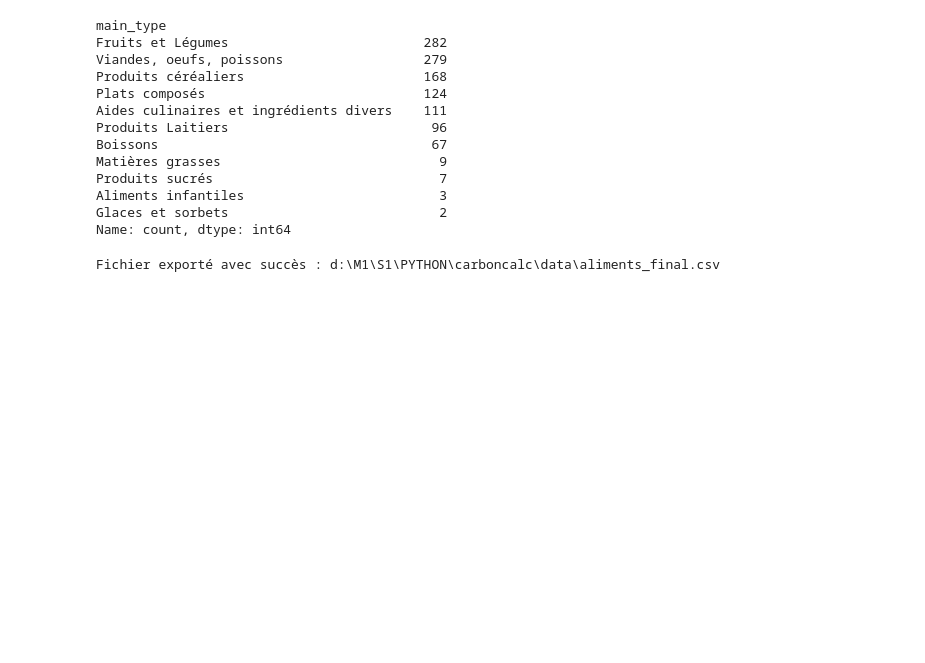
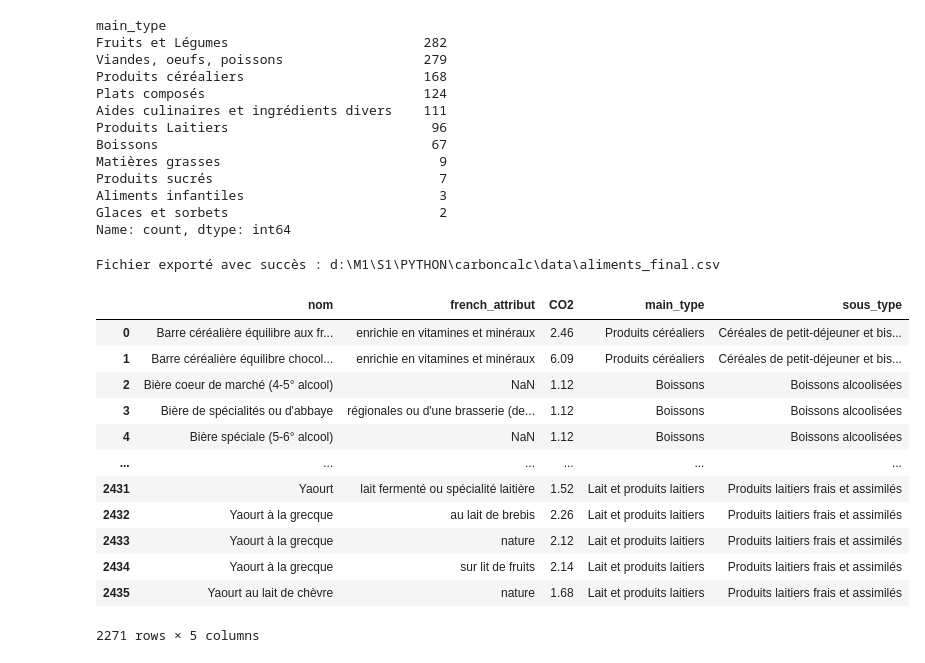
Before and after one commit to hachouaou/carboncalc, a Jupyter notebook: carbonsimulator/notebook.ipynb, the cells around one changed output. Saved outputs shown, nothing was run; the diff lists cells and outputs as text; code cells hidden in the pictures; blank space fills up the shorter version.

```diff
--- a/carbonsimulator/notebook.ipynb
+++ b/carbonsimulator/notebook.ipynb
@@ -451,3 +451,19 @@ except Exception as e:
     print(f"Erreur lors de l'exportation : {e}")
 # %% [output]
 Fichier exporté avec succès : d:\M1\S1\PYTHON\carboncalc\data\aliments_final.csv
+# %%
+aliments_filtered
+# %% [output]
+|  | nom | french_attribut | CO2 | main_type | sous_type |
+| 0 | Barre céréalière équilibre aux fr... | enrichie en vitamines et minéraux | 2.46 | Produits céréaliers | Céréales de petit-déjeuner et bis... |
+| 1 | Barre céréalière équilibre chocol... | enrichie en vitamines et minéraux | 6.09 | Produits céréaliers | Céréales de petit-déjeuner et bis... |
+| 2 | Bière coeur de marché (4-5° alcool) | NaN | 1.12 | Boissons | Boissons alcoolisées |
+| 3 | Bière de spécialités ou d'abbaye | régionales ou d'une brasserie (de... | 1.12 | Boissons | Boissons alcoolisées |
+| 4 | Bière spéciale (5-6° alcool) | NaN | 1.12 | Boissons | Boissons alcoolisées |
+| ... | ... | ... | ... | ... | ... |
+| 2431 | Yaourt | lait fermenté ou spécialité laitière | 1.52 | Lait et produits laitiers | Produits laitiers frais et assimilés |
+| 2432 | Yaourt à la grecque | au lait de brebis | 2.26 | Lait et produits laitiers | Produits laitiers frais et assimilés |
+| 2433 | Yaourt à la grecque | nature | 2.12 | Lait et produits laitiers | Produits laitiers frais et assimilés |
+| 2434 | Yaourt à la grecque | sur lit de fruits | 2.14 | Lait et produits laitiers | Produits laitiers frais et assimilés |
+| 2435 | Yaourt au lait de chèvre | nature | 1.68 | Lait et produits laitiers | Produits laitiers frais et assimilés |
+2271 rows × 5 columns
```
Also changed, not shown: 1 other file.
